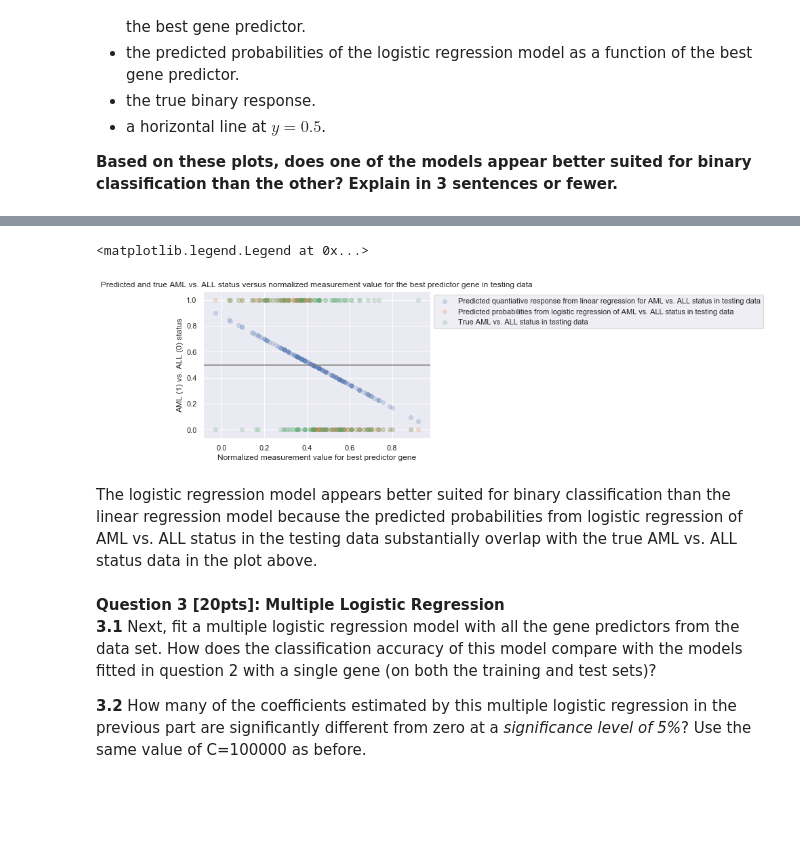
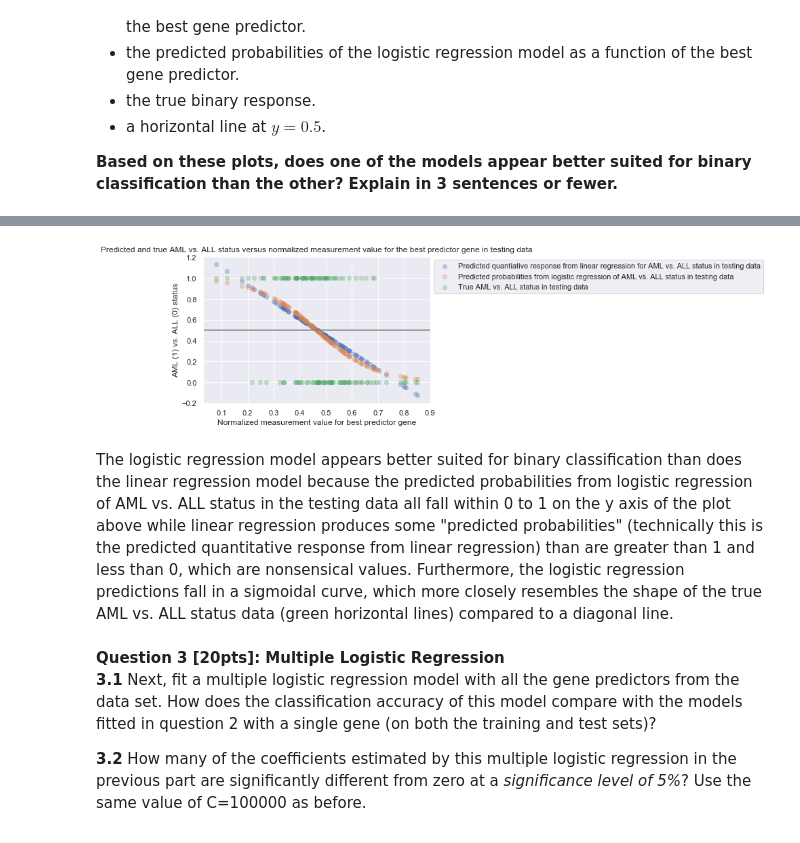
Before and after one commit to ccc255/2019-CS109A, a Jupyter notebook: cs109a_hw4/cs109a_HW4.ipynb, the cells around one changed output, grey strips where cells are left out. Saved outputs shown, nothing was run; the diff lists cells and outputs as text; code cells hidden in the pictures; blank space fills up the shorter version.

```diff
--- a/cs109a_hw4/cs109a_HW4.ipynb
+++ b/cs109a_hw4/cs109a_HW4.ipynb
@@ -159,0 +139,6 @@ X_train_scaled = pd.DataFrame(scaler.transform(X_train), columns = X_train.colum
+# %%
+# Normalize values of each predictor in the train set
+
+scaler = MinMaxScaler().fit(X_train)
+
+X_train_scaled = pd.DataFrame(scaler.transform(X_train), index = X_train.index, columns = X_train.columns)
@@ -183,12 +178,9 @@ Inspect first few genes:
 Overall standard deviation:
  0.1619663206392801
 # %%
-# Also normalize predictors in the testing data
-# should it be X_test in the fit_transform or should it be X_train here? Want to normalize according to the training data
+# Also normalize predictors in the testing data using the scaling parameters leared from training
 
-#X_test_scaled = pd.DataFrame(MinMaxScaler().fit_transform(df.loc[:, df.columns != 'Cancer_type']), columns=X_test.columns)
-
-X_test_scaled = pd.DataFrame(scaler.transform(X_test), columns=X_test.columns)
+X_test_scaled = pd.DataFrame(scaler.transform(X_test), index = X_test.index, columns=X_test.columns)
 # %%
 # Check that normalizing was successful (max should be 1 and min 0 for each predictor)
 X_test_scaled.describe()
@@ -425,22 +416,23 @@ Linear regression accuracy on testing set: 0.5894039735099338
 **Remember, you need to set the regularization parameter for sklearn's logistic regression function to be a very large value in order to **not** regularize (use 'C=100000').
 # %%
 # Fit logistic regression model to training set
-logreg = LogisticRegression(C=10000, fit_intercept=True)
+logreg = LogisticRegression(C=10000, fit_intercept=True, solver='liblinear')
+# I am using the default solver = liblinear because it is most appropriate for small samples per the sklearn documentation and therefore it may have the most power
+# I am using the default for max_iter = 100 because it is most efficient and the model converges with it
+# I am using an intercept because it does not make sense to constrain the intercept to 0 for this model. There can be a baseline risk of AML vs. ALL without any expression of the best predictor gene
 logreg.fit(X_train_scaled_reshape, y_train)
 
 # Predictions on training set
 logreg_y_hat_train = logreg.predict(X_train_scaled_reshape)
+logreg_y_hat_train_proba = logreg.predict_proba(X_train_scaled_reshape)
 
 # Predictions on testing set
 logreg_y_hat_test = logreg.predict(X_test_scaled_reshape)
+logreg_y_hat_test_proba = logreg.predict_proba(X_test_scaled_reshape)
 
 # Evaluate accuracy on training set
 print('Logistic regression accuracy on training set:', accuracy_score(y_train, logreg_y_hat_train))
 
 # Evaluate accuracy on testing set
 print('Logistic regression accuracy on testing set:', accuracy_score(y_test, logreg_y_hat_test))
-
-
-# Why does lab6 not have C=100000 and fit_intercept=True
-# Should I be using X_train_scaled_reshape or X_train_scaled in lr.fit???
 # %% [output]
@@ -501,21 +490,20 @@ ax.legend(bbox_to_anchor=(1, 1))
 # %%
 # Plot for testing data
 
-ax = plt.subplot(111)
-plt.scatter(X_test_scaled_reshape, predicted_y_test, alpha = 0.3, label = 'Predicted quantiative response from linear regression for AML vs. ALL status in testing data')
-plt.scatter(X_test_scaled_reshape, logreg_y_hat_test, alpha = 0.3, label = 'Predicted probabilities from logistic regression of AML vs. ALL status in testing data')
-plt.scatter(X_test_scaled_reshape, y_test, alpha = 0.3, label = 'True AML vs. ALL status in testing data')
-plt.axhline(0.5, color="gray")
-plt.xlabel('Normalized measurement value for best predictor gene')
-plt.ylabel('AML (1) vs. ALL (0) status')
-plt.title('Predicted and true AML vs. ALL status versus normalized measurement value for the best predictor gene in testing data')
+ax = plt.subplot(111);
+plt.scatter(X_test_scaled_reshape, predicted_y_test, alpha = 0.3, label = 'Predicted quantiative response from linear regression for AML vs. ALL status in testing data');
+plt.scatter(X_test_scaled_reshape, logreg_y_hat_test_proba[:,1], alpha = 0.3, label = 'Predicted probabilities from logistic regression of AML vs. ALL status in testing data');
+plt.scatter(X_test_scaled_reshape, y_test, alpha = 0.3, label = 'True AML vs. ALL status in testing data');
+plt.axhline(0.5, color="gray");
+plt.xlabel('Normalized measurement value for best predictor gene');
+plt.ylabel('AML (1) vs. ALL (0) status');
+plt.title('Predicted and true AML vs. ALL status versus normalized measurement value for the best predictor gene in testing data');
 
-ax.legend(bbox_to_anchor=(1, 1))
+ax.legend(bbox_to_anchor=(1, 1));
 # %% [output]
-<matplotlib.legend.Legend at 0x...>
-[figure, old version]
+[figure, new version]
 # %% [markdown]
-The logistic regression model appears better suited for binary classification than the linear regression model because the predicted probabilities from logistic regression of AML vs. ALL status in the testing data substantially overlap with the true AML vs. ALL status data in the plot above.
+The logistic regression model appears better suited for binary classification than does the linear regression model because the predicted probabilities from logistic regression of AML vs. ALL status in the testing data all fall within 0 to 1 on the y axis of the plot above while linear regression produces some "predicted probabilities" (technically this is the predicted quantitative response from linear regression) than are greater than 1 and less than 0, which are nonsensical values. Furthermore, the logistic regression predictions fall in a sigmoidal curve, which more closely resembles the shape of the true AML vs. ALL status data (green horizontal lines) compared to a diagonal line.
 # %% [markdown]
 <div class='exercise'> <b> Question 3 [20pts]: Multiple Logistic Regression </b> </div>
 
```
Also changed, not shown: parts of 114 cells of this notebook, 18 other files.
